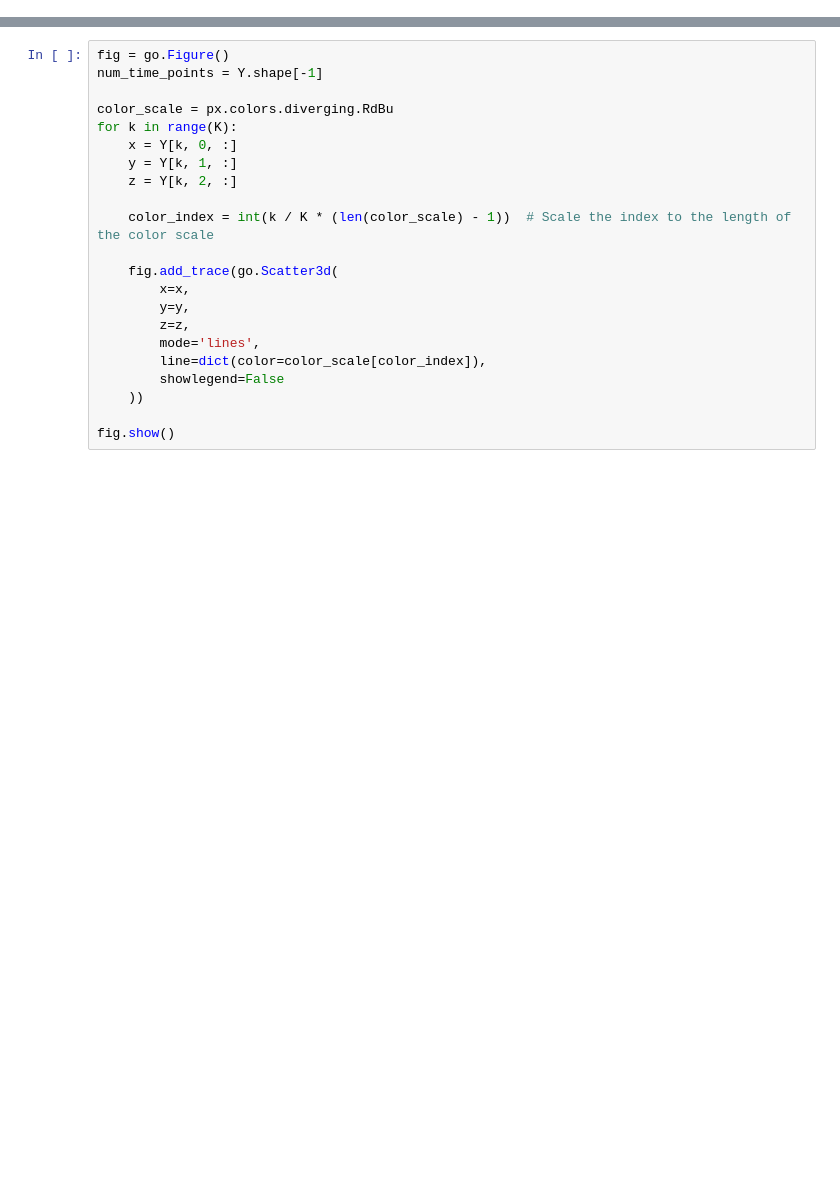
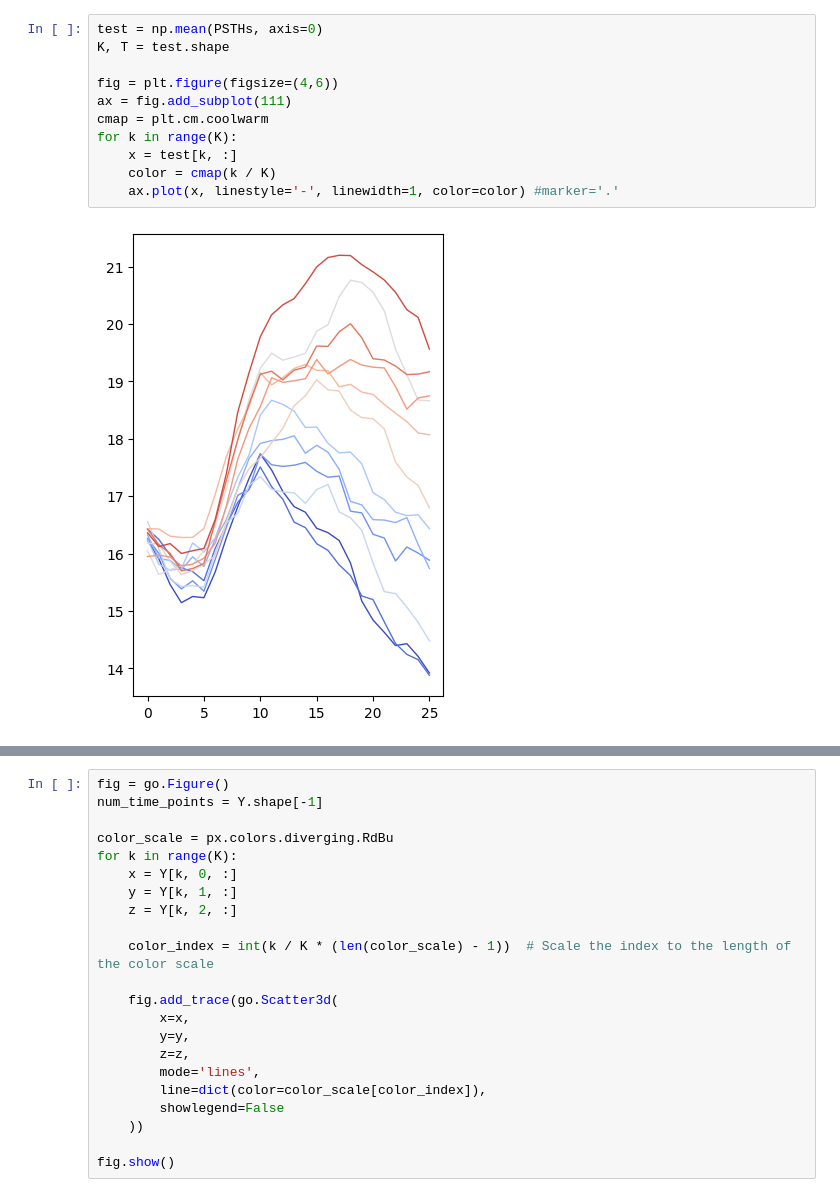
Before and after one commit to ArielleRosinski/SCA_project, a Jupyter notebook: decision_making.ipynb, the cells around one changed output, grey strips where cells are left out. Drawn from its saved outputs; the diff is of its cells as text; blank space fills up the shorter version.

```diff
--- a/decision_making.ipynb
+++ b/decision_making.ipynb
@@ -9,0 +28,13 @@ import plotly.express as px
+# %%
+test = np.mean(PSTHs, axis=0)
+K, T = test.shape
+
+fig = plt.figure(figsize=(4,6))
+ax = fig.add_subplot(111)
+cmap = plt.cm.coolwarm
+for k in range(K):
+    x = test[k, :]
+    color = cmap(k / K)
+    ax.plot(x, linestyle='-', linewidth=1, color=color) #marker='.'
+# %% [output]
+[figure, added]
```
Also changed, not shown: parts of 12 cells of this notebook, 6 other files.
